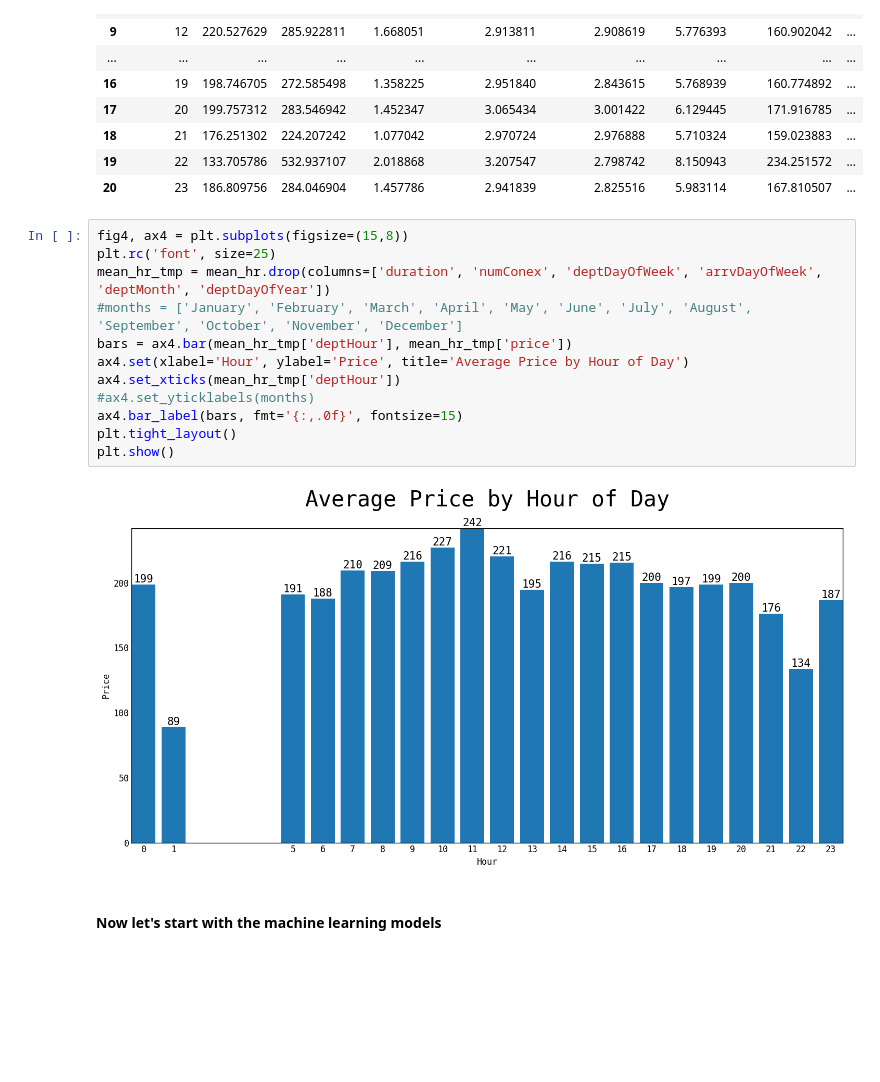
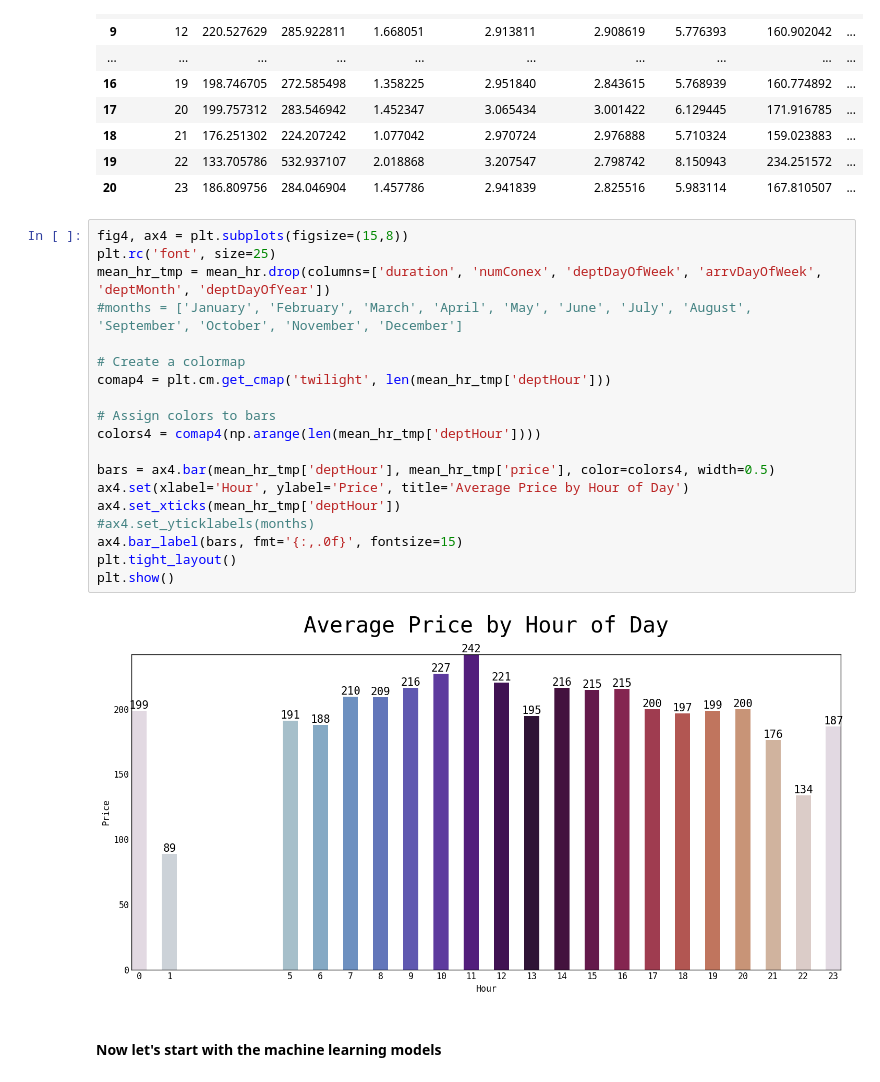
Before and after one commit to jeremyabeard5/MSDS696, a Jupyter notebook: FlightPrice.ipynb, the cells around one changed output. Cells and saved outputs as stored; diff of their text form; blank space fills up the shorter version.

```diff
--- a/FlightPrice.ipynb
+++ b/FlightPrice.ipynb
@@ -973,17 +973,24 @@ mean_hr.head(24)
 # %%
 fig4, ax4 = plt.subplots(figsize=(15,8))
 plt.rc('font', size=25)
 mean_hr_tmp = mean_hr.drop(columns=['duration', 'numConex', 'deptDayOfWeek', 'arrvDayOfWeek', 'deptMonth', 'deptDayOfYear'])
 #months = ['January', 'February', 'March', 'April', 'May', 'June', 'July', 'August', 'September', 'October', 'November', 'December']
-bars = ax4.bar(mean_hr_tmp['deptHour'], mean_hr_tmp['price'])
+
+# Create a colormap
+comap4 = plt.cm.get_cmap('twilight', len(mean_hr_tmp['deptHour']))
+
+# Assign colors to bars
+colors4 = comap4(np.arange(len(mean_hr_tmp['deptHour'])))
+
+bars = ax4.bar(mean_hr_tmp['deptHour'], mean_hr_tmp['price'], color=colors4, width=0.5)
 ax4.set(xlabel='Hour', ylabel='Price', title='Average Price by Hour of Day')
 ax4.set_xticks(mean_hr_tmp['deptHour'])
 #ax4.set_yticklabels(months)
 ax4.bar_label(bars, fmt='{:,.0f}', fontsize=15)
 plt.tight_layout()
 plt.show()
 # %% [output]
-[figure, old version]
+[figure, new version]
 # %% [markdown]
 #### Now let's start with the machine learning models
 # %% [markdown]
```
Also changed, not shown: parts of 25 cells of this notebook, 1 other file.
